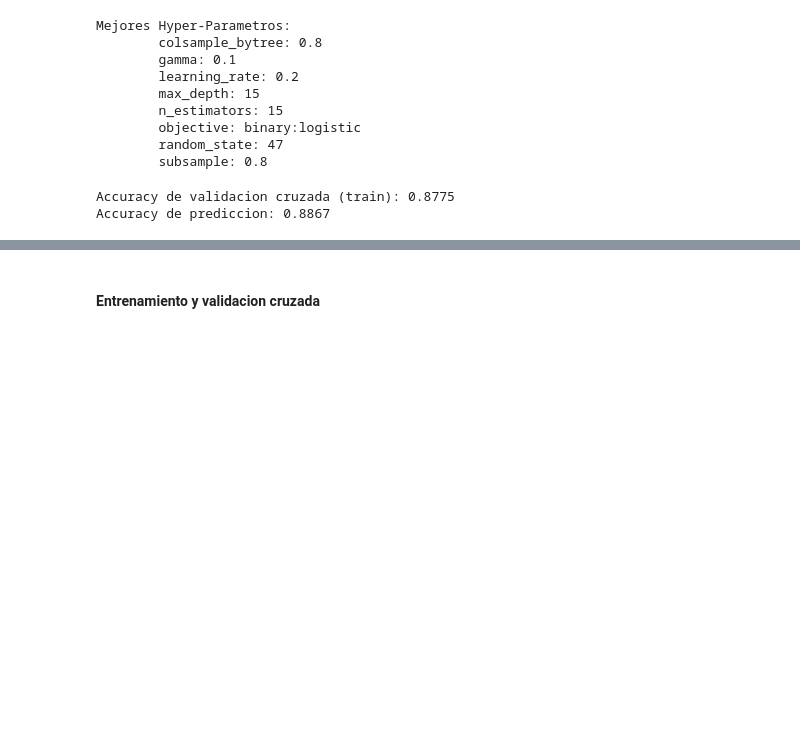
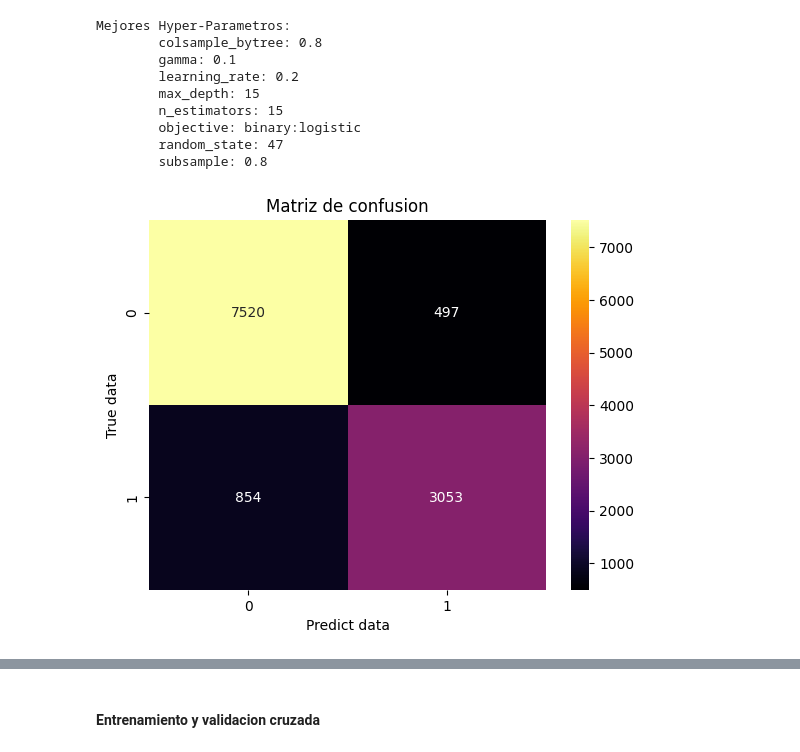
Before and after one commit to arielRas/CoderHouseDataScience-ProyectoFinal, a Jupyter notebook: Model.ipynb, the cells around one changed output, grey strips where cells are left out. Saved outputs shown, nothing was run; the diff lists cells and outputs as text; code cells hidden in the pictures; blank space fills up the shorter version.

```diff
--- a/Model.ipynb
+++ b/Model.ipynb
@@ -217,14 +202,8 @@ Mejores Hyper-Parametros:
         objective: binary:logistic
         random_state: 47
         subsample: 0.8
-# %%
-#SCORE DE VALIDACION CRUZADA
-print(f'Accuracy de validacion cruzada (train): {model.best_score_:.4f}')
-
-#ACCURACY DE LA PREDICCION
-y_pred = model.predict(X_test)
-accuracy = accuracy_score(y_true=y_test, y_pred=y_pred)
-print(f'Accuracy de prediccion: {accuracy:.4f}')
-# %% [output]
-Accuracy de validacion cruzada (train): 0.8775
-Accuracy de prediccion: 0.8867
+# %%
+#GRAFICO MATRIZ DE CONFUSION
+Metrics().plot_matrix_confusion(y_test, y_pred)
+# %% [output]
+[figure, added]
```
Also changed, not shown: parts of 9 cells of this notebook, 2 other files.
